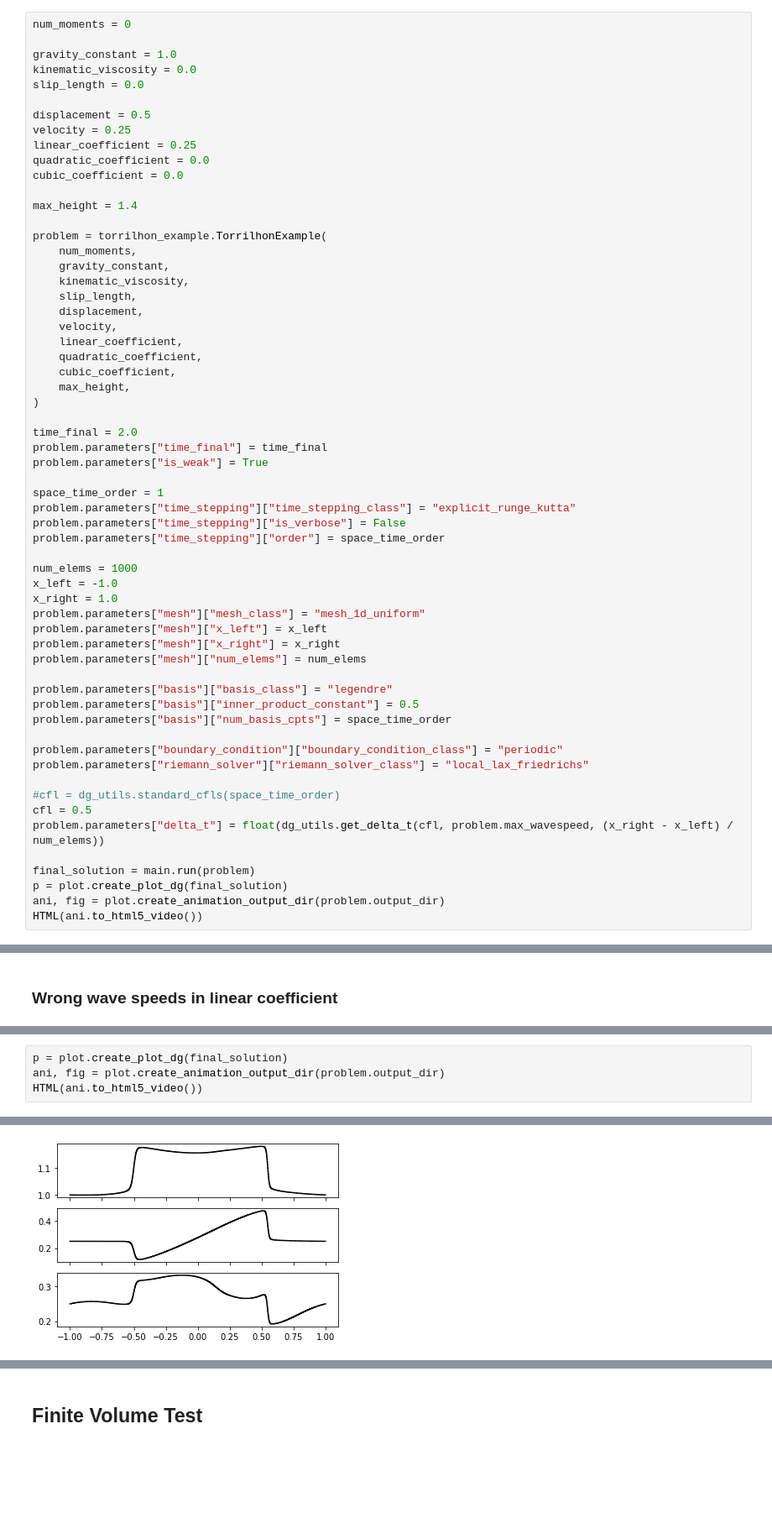
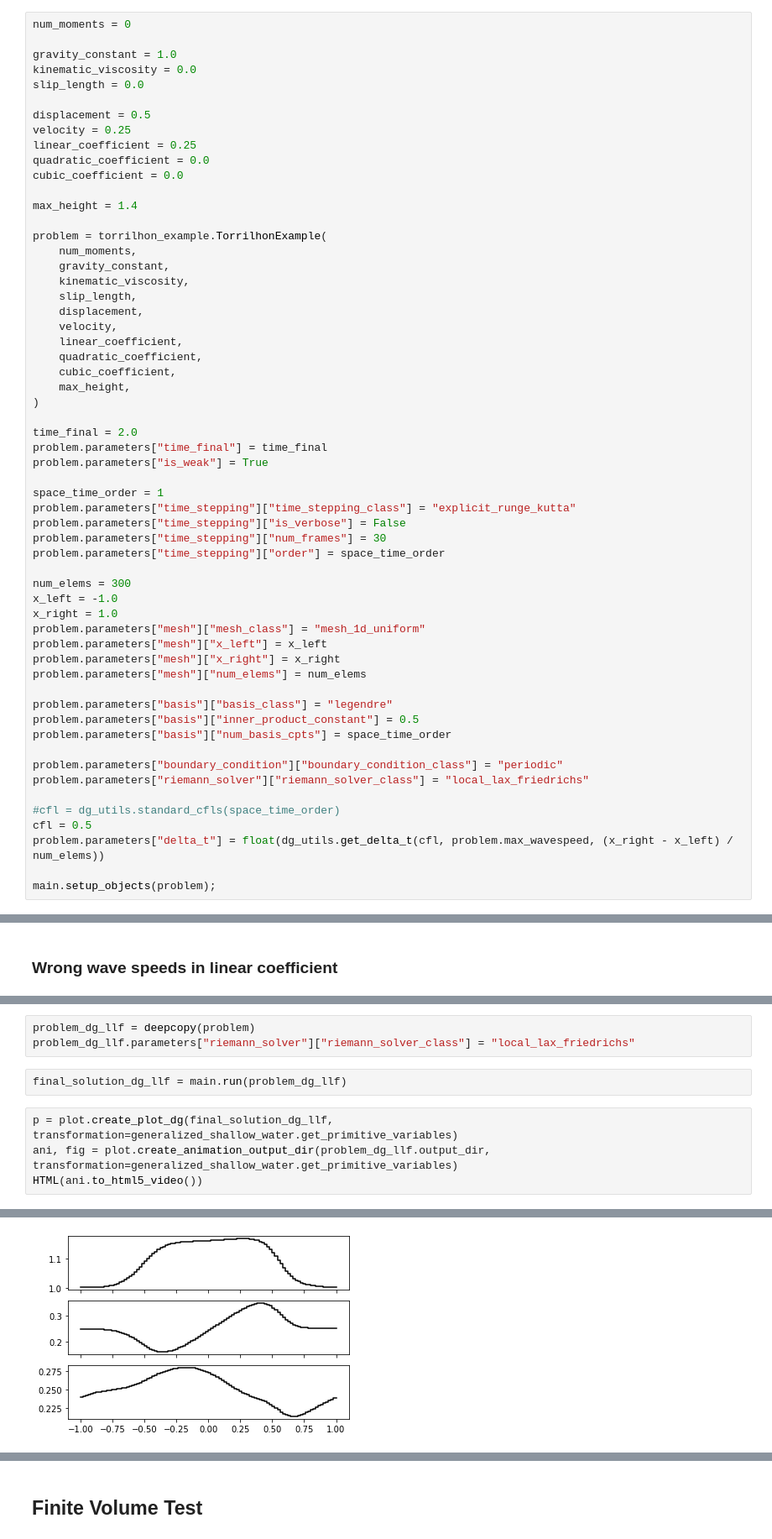
Before and after one commit to caleblogemann/pydogpack, a Jupyter notebook: apps/generalizedshallowwater/torrilhonexample/torrilhon_example.ipynb, the cells around one changed output, grey strips where cells are left out. Shown at 84% size. Saved outputs shown, nothing was run; the diff lists cells and outputs as text; blank space fills up the shorter version.

```diff
--- a/apps/generalizedshallowwater/torrilhonexample/torrilhon_example.ipynb
+++ b/apps/generalizedshallowwater/torrilhonexample/torrilhon_example.ipynb
@@ -46,9 +47,10 @@ problem.parameters["is_weak"] = True
 space_time_order = 1
 problem.parameters["time_stepping"]["time_stepping_class"] = "explicit_runge_kutta"
 problem.parameters["time_stepping"]["is_verbose"] = False
+problem.parameters["time_stepping"]["num_frames"] = 30
 problem.parameters["time_stepping"]["order"] = space_time_order
 
-num_elems = 1000
+num_elems = 300
 x_left = -1.0
 x_right = 1.0
 problem.parameters["mesh"]["mesh_class"] = "mesh_1d_uniform"
@@ -67,7 +69,4 @@ problem.parameters["riemann_solver"]["riemann_solver_class"] = "local_lax_friedr
 cfl = 0.5
 problem.parameters["delta_t"] = float(dg_utils.get_delta_t(cfl, problem.max_wavespeed, (x_right - x_left) / num_elems))
 
-final_solution = main.run(problem)
-p = plot.create_plot_dg(final_solution)
-ani, fig = plot.create_animation_output_dir(problem.output_dir)
-HTML(ani.to_html5_video())
+main.setup_objects(problem);
@@ -139,7 +147,12 @@ final_solution = main.run(problem)
+# %%
+problem_dg_llf = deepcopy(problem)
+problem_dg_llf.parameters["riemann_solver"]["riemann_solver_class"] = "local_lax_friedrichs"
+# %%
+final_solution_dg_llf = main.run(problem_dg_llf)
 # %%
-p = plot.create_plot_dg(final_solution)
-ani, fig = plot.create_animation_output_dir(problem.output_dir)
+p = plot.create_plot_dg(final_solution_dg_llf, transformation=generalized_shallow_water.get_primitive_variables)
+ani, fig = plot.create_animation_output_dir(problem_dg_llf.output_dir, transformation=generalized_shallow_water.get_primitive_variables)
 HTML(ani.to_html5_video())
 # %% [output]
 [interactive output not drawn]
-[figure, old version]
+[figure, new version]
```
Also changed, not shown: parts of 24 cells of this notebook, 9 other files.
